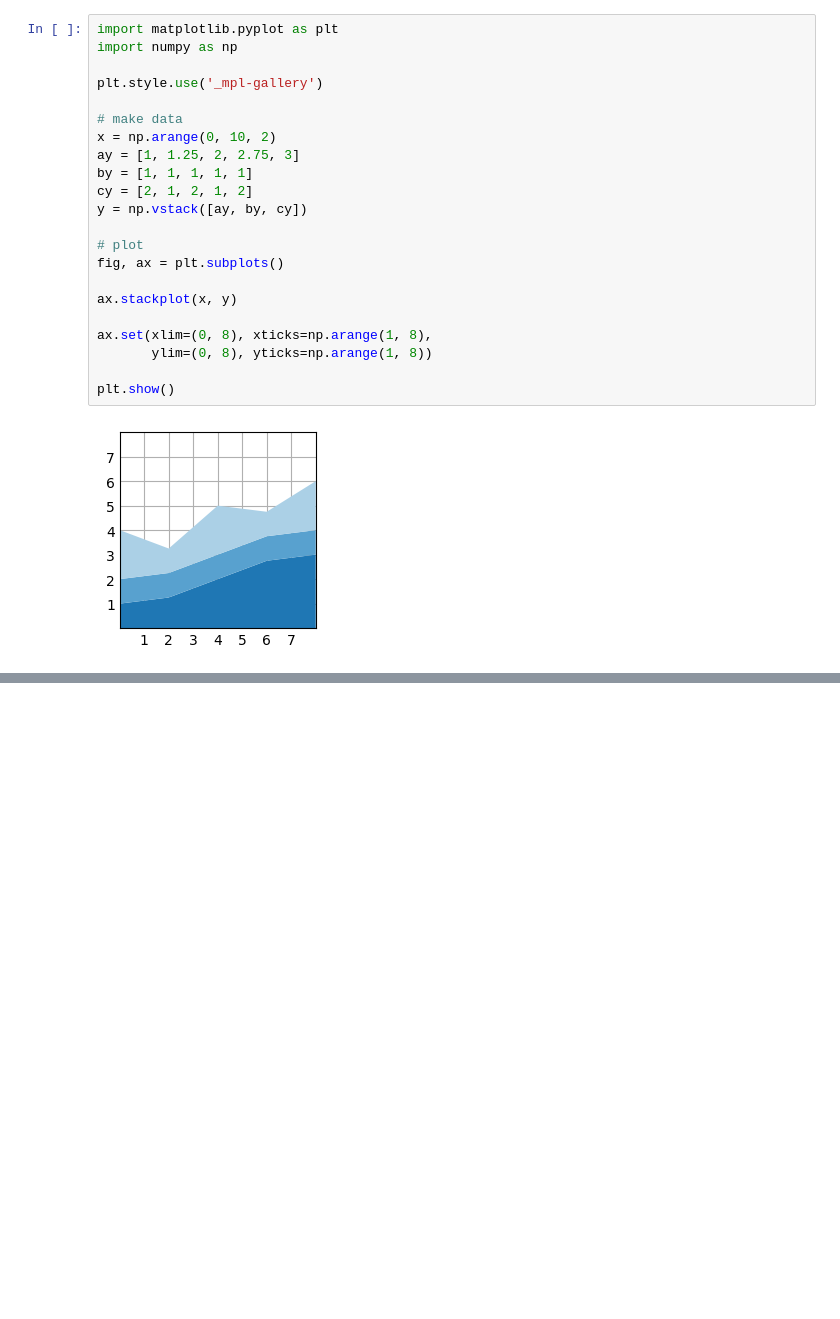
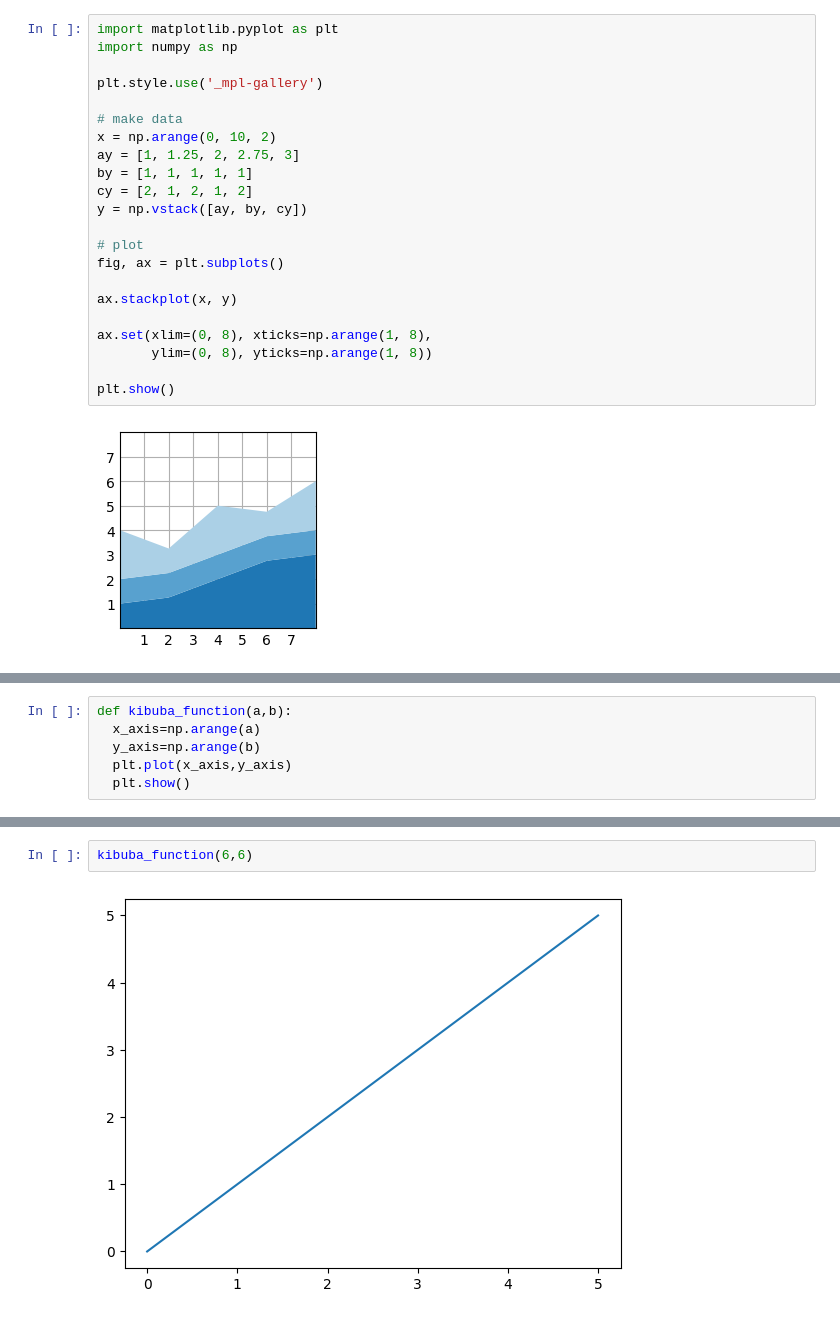
Before and after one commit to kibuba-njihia/mastering-matplotlib, a Jupyter notebook: matplotlib.ipynb, the cells around one changed output, grey strips where cells are left out. Drawn from its saved outputs; the diff is of its cells as text; blank space fills up the shorter version.

```diff
--- a/matplotlib.ipynb
+++ b/matplotlib.ipynb
@@ -280,0 +285,6 @@ plt.show()
+# %%
+def kibuba_function(a,b):
+  x_axis=np.arange(a)
+  y_axis=np.arange(b)
+  plt.plot(x_axis,y_axis)
+  plt.show()
@@ -280,0 +305,4 @@ plt.show()
+# %%
+kibuba_function(6,6)
+# %% [output]
+[figure, added]
```
Also changed, not shown: parts of 4 cells of this notebook.
